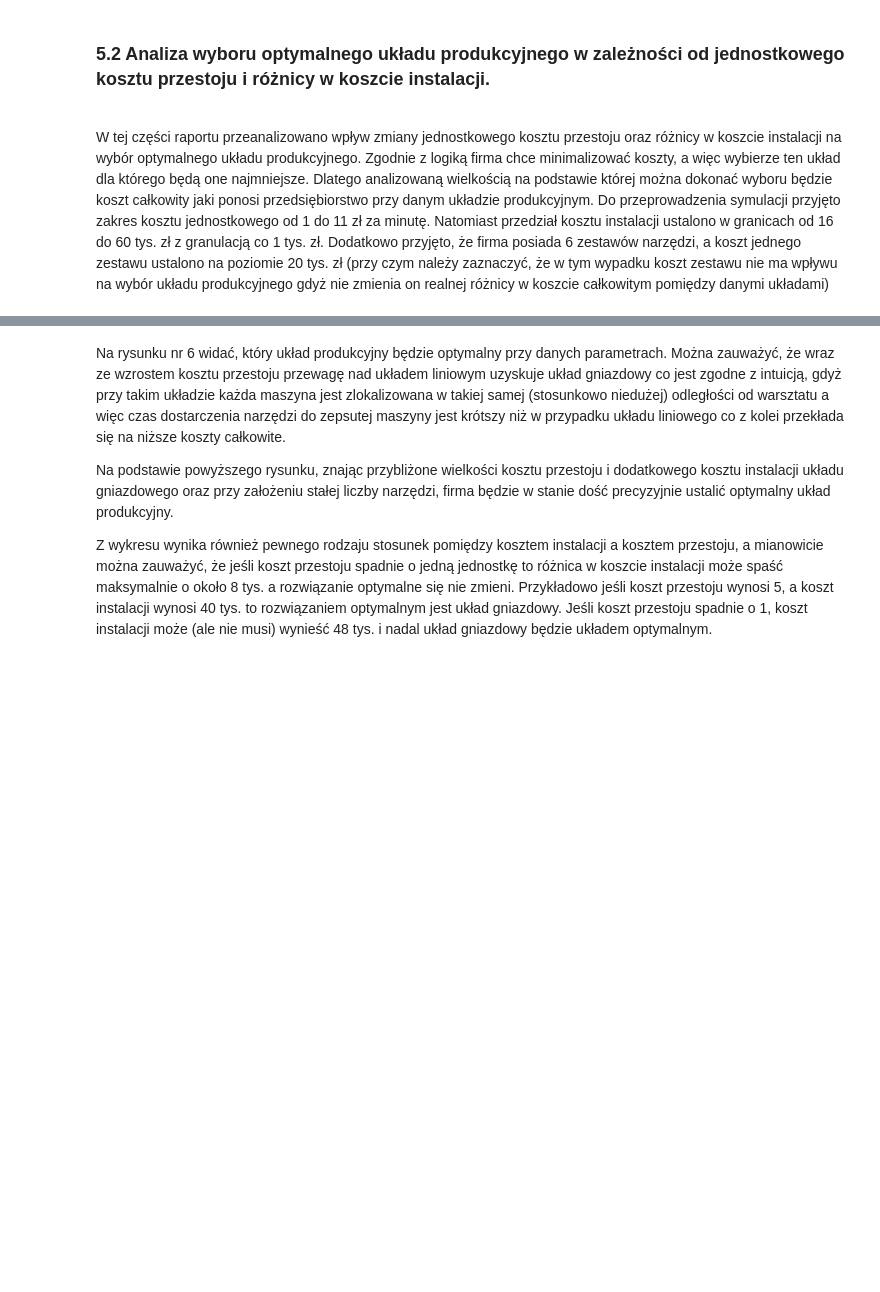
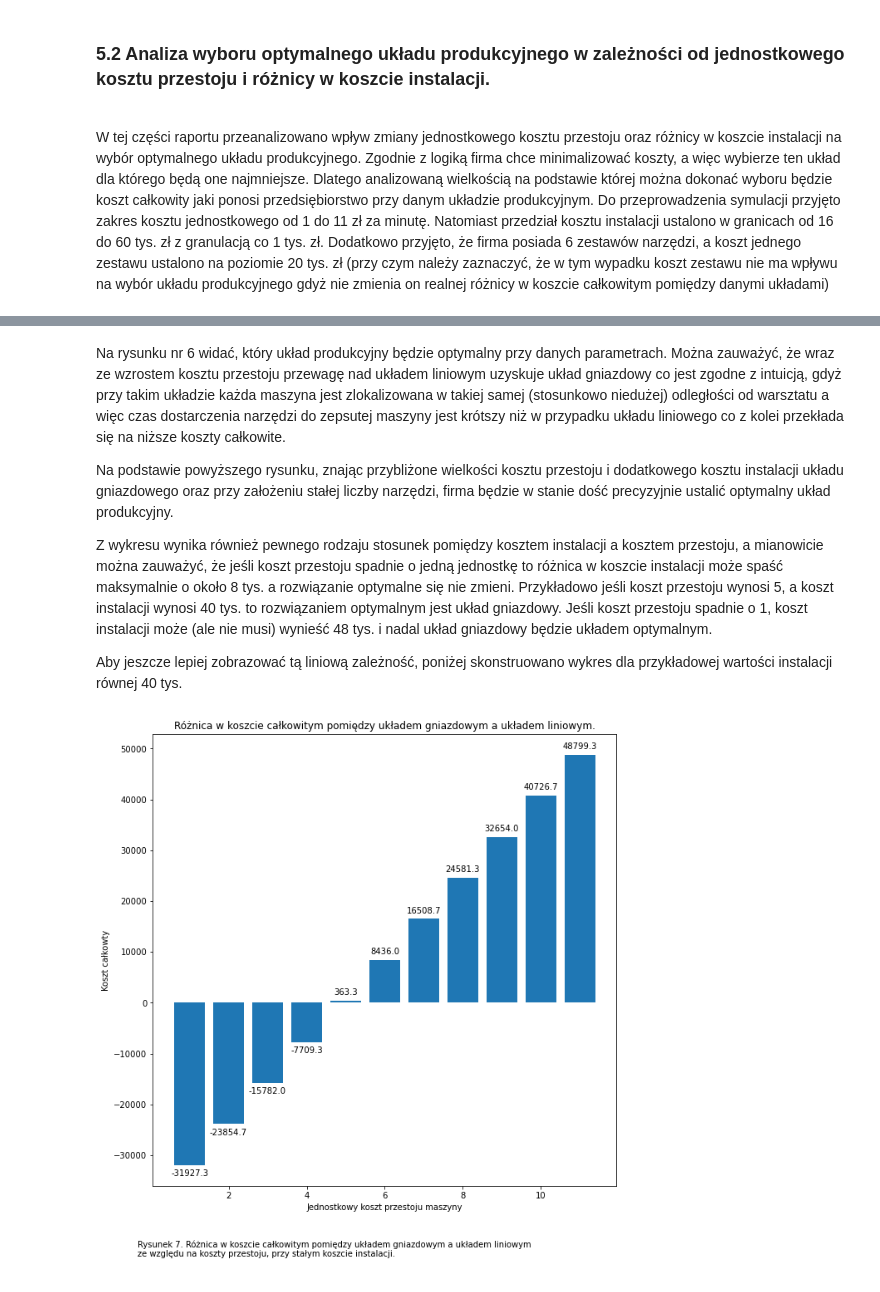
Before and after one commit to fmordarski/Gwintex, a Jupyter notebook: Raport_GWINTEX.ipynb, the cells around one changed output, grey strips where cells are left out. Cells and saved outputs as stored; diff of their text form; code cells hidden in the pictures; blank space fills up the shorter version.

```diff
--- a/Raport_GWINTEX.ipynb
+++ b/Raport_GWINTEX.ipynb
@@ -382,3 +403,65 @@ Na rysunku nr 6 widać, który układ produkcyjny będzie optymalny przy danych
 Na podstawie powyższego rysunku, znając przybliżone wielkości kosztu przestoju i dodatkowego kosztu instalacji układu gniazdowego oraz przy założeniu stałej liczby narzędzi, firma będzie w stanie dość precyzyjnie ustalić optymalny układ produkcyjny.
 
 Z wykresu wynika również pewnego rodzaju stosunek pomiędzy kosztem instalacji a kosztem przestoju, a mianowicie można zauważyć, że jeśli koszt przestoju spadnie o jedną jednostkę to różnica w koszcie instalacji może spaść maksymalnie o około 8 tys. a rozwiązanie optymalne się nie zmieni. Przykładowo jeśli koszt przestoju wynosi 5, a koszt instalacji wynosi 40 tys. to rozwiązaniem optymalnym jest układ gniazdowy. Jeśli koszt przestoju spadnie o 1, koszt instalacji może (ale nie musi) wynieść 48 tys. i nadal układ gniazdowy będzie układem optymalnym.
+
+Aby jeszcze lepiej zobrazować tą liniową zależność, poniżej skonstruowano wykres dla przykładowej wartości instalacji równej 40 tys.
+# %%
+test = data_G_L[data_G_L['Koszt_Inst'] == 40000]
+
+x_labels = test['Różnica'].tolist()
+
+fig, ax = plt.subplots(figsize=(10,10))
+plt.bar(test['Koszt_Jedn.'], test['Różnica'])
+ax.set_title("Różnica w koszcie całkowitym pomiędzy układem gniazdowym a układem liniowym.")
+plt.ylabel("Koszt całkowty")
+plt.xlabel("Jednostkowy koszt przestoju maszyny")
+
+fig.text(.1, -0.01, "Rysunek 7. Różnica w koszcie całkowitym pomiędzy układem gniazdowym a układem liniowym \n"
+                     "ze względu na koszty przestoju, przy stałym koszcie instalacji. \n", ha='left')
+
+
+def add_value_labels(ax, spacing=5):
+    """Add labels to the end of each bar in a bar chart.
+
+    Arguments:
+        ax (matplotlib.axes.Axes): The matplotlib object containing the axes
+            of the plot to annotate.
+        spacing (int): The distance between the labels and the bars.
+    """
+
+    # For each bar: Place a label
+    for rect in ax.patches:
+        # Get X and Y placement of label from rect.
+        y_value = rect.get_height()
+        x_value = rect.get_x() + rect.get_width() / 2
+
+        # Number of points between bar and label. Change to your liking.
+        space = spacing
+        # Vertical alignment for positive values
+        va = 'bottom'
+
+        # If value of bar is negative: Place label below bar
+        if y_value < 0:
+            # Invert space to place label below
+            space *= -1
+            # Vertically align label at top
+            va = 'top'
+
+        # Use Y value as label and format number with one decimal place
+        label = "{:.1f}".format(y_value)
+
+        # Create annotation
+        ax.annotate(
+            label,                      # Use `label` as label
+            (x_value, y_value),         # Place label at end of the bar
+            xytext=(0, space),          # Vertically shift label by `space`
+            textcoords="offset points", # Interpret `xytext` as offset in points
+            ha='center',                # Horizontally center label
+            va=va)                      # Vertically align label differently for
+                                        # positive and negative values.
+
+
+# Call the function above. All the magic happens there.
+add_value_labels(ax)
+# %% [output]
+[figure, added]
```
Also changed, not shown: parts of 4 cells of this notebook.
